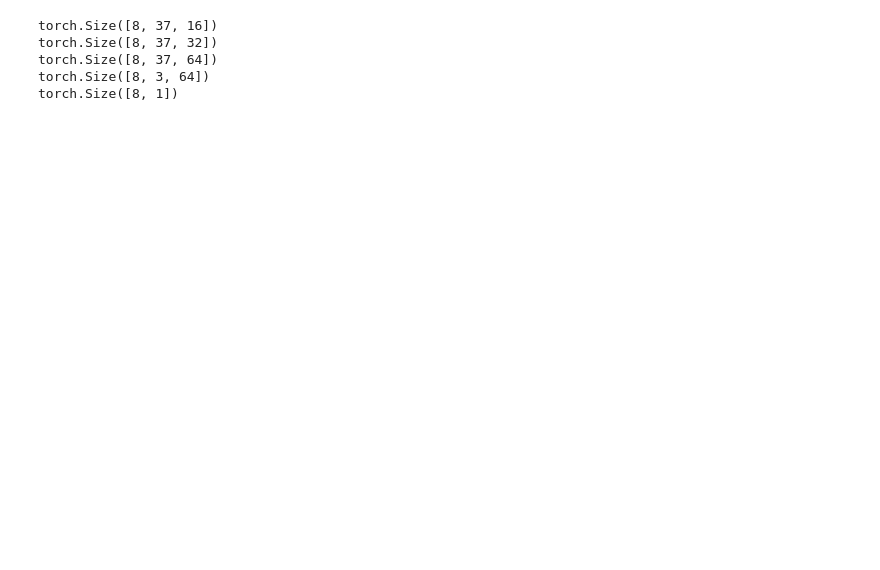
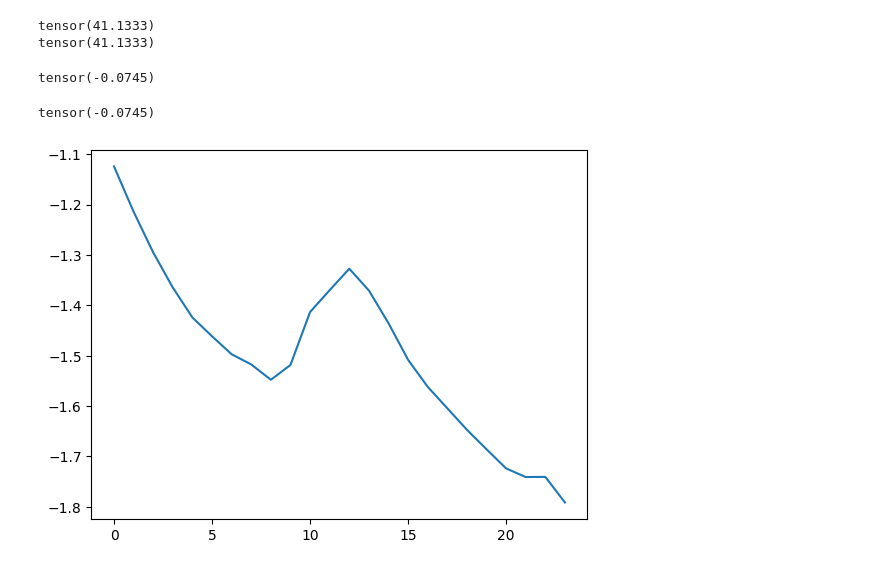
Before and after one commit to WillWang1113/GenTS, a Jupyter notebook: notebooks/my_notebook.ipynb, the cells around one changed output. Drawn from its saved outputs; the diff is of its cells as text; code cells hidden in the pictures; blank space fills up the shorter version.

```diff
--- a/notebooks/my_notebook.ipynb
+++ b/notebooks/my_notebook.ipynb
@@ -55,47 +6,0 @@ plt.plot(((~mask_3d) * x)[0, :, 0])
-# %%
-import torch
-import numpy as np
-import scipy
-import torch.nn.functional as F
-import matplotlib.pyplot as plt
-from src.model.gan.psagan import ProGenerator, ProDiscriminator
-
-pg = ProGenerator(
-    seq_len=64,
-    seq_dim=3,
-    time_feat_dim=5,
-    ks_conv=3,
-    key_features=8,
-    value_features=8,
-    ks_value=1,
-    ks_query=1,
-    ks_key=1,
-    # device="cpu",
-)
-# x = torch.randn((8, 3, 16))
-# time_feat = torch.randn((8, 5, 16))
-# pg(x, time_feat).shape
-
-
-pd = ProDiscriminator(
-    seq_len=64,
-    seq_dim=3,
-    time_feat_dim=5,
-    ks_conv=3,
-    key_features=8,
-    value_features=8,
-    ks_value=1,
-    ks_query=1,
-    ks_key=1,
-    # device="cpu",
-)
-x = torch.randn((8, 3, 64))
-time_feat = torch.randn((8, 5, 64))
-print(pg(x, time_feat, depth=3).shape)
-print(pd(x, time_feat).shape)
-# %% [output]
-torch.Size([8, 37, 16])
-torch.Size([8, 37, 32])
-torch.Size([8, 37, 64])
-torch.Size([8, 3, 64])
-torch.Size([8, 1])
@@ -105,0 +7,28 @@ tl = 100
+# %%
+x = torch.randn(32,10,2)
+x_hat = torch.randn(32,10,2)
+
+mse_loss = torch.nn.functional.mse_loss(x_hat, x) * 10 * 2
+sum_loss = torch.nn.functional.mse_loss(x_hat, x, reduction='sum') / 32
+print(mse_loss)
+print(sum_loss)
+# %% [output]
+tensor(41.1333)
+tensor(41.1333)
+# %%
+x.sum()/32
+# %% [output]
+tensor(-0.0745)
+# %%
+x.sum(dim=tuple(range(1, x.ndim))).mean()
+# %% [output]
+tensor(-0.0745)
+# %%
+import numpy as np
+import matplotlib.pyplot as plt
+res = np.load('/home/user/data2/ICML_rebuttal/savings/uncond/etth2_24_S/KoVAEorig/cond_None_dtm_True_syn.npy')
+# res = np.load('/home/user/data/ICML_rebuttal/savings/uncond/etth2_24_S/KoVAE_orig/cond_None_dtm_True_syn.npy')
+start = np.random.randint(0, len(res))
+_ = plt.plot(res[start, :, :].squeeze().T)
+# %% [output]
+[figure, added]
```
Also changed, not shown: parts of 5 cells of this notebook, 15 other files.
